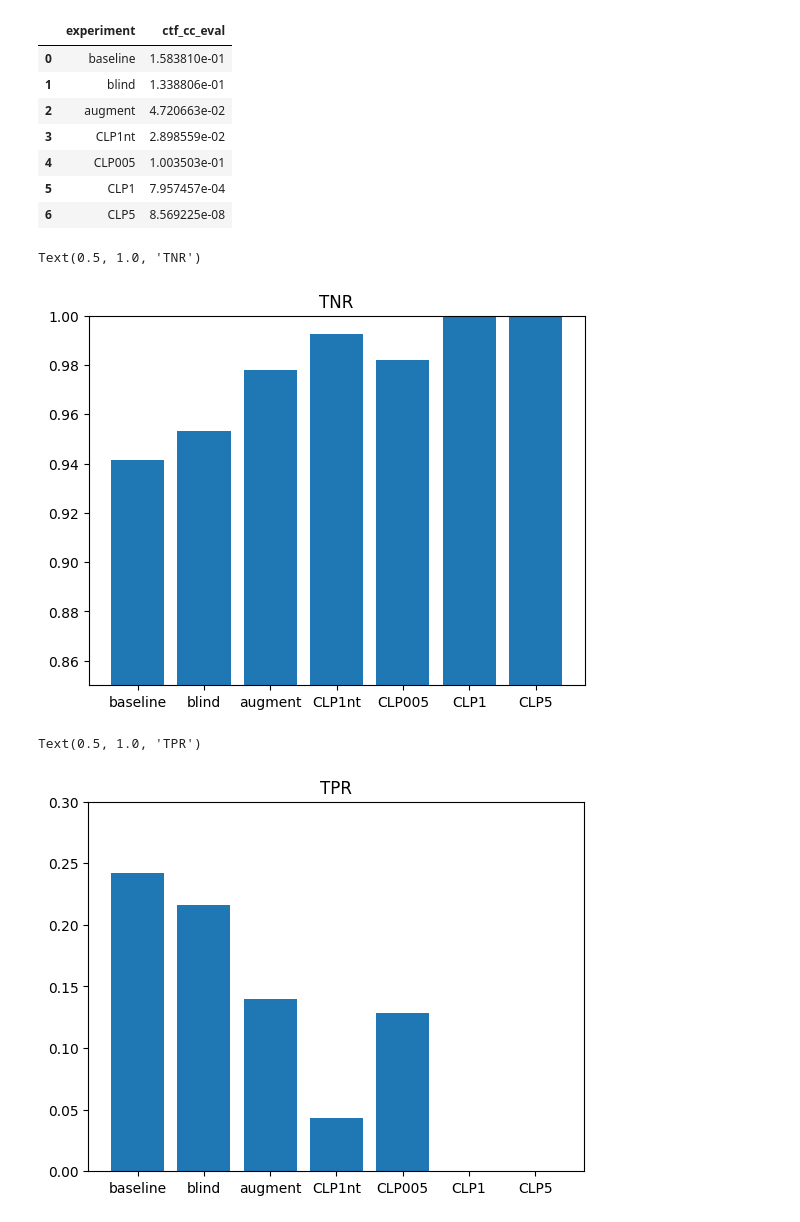
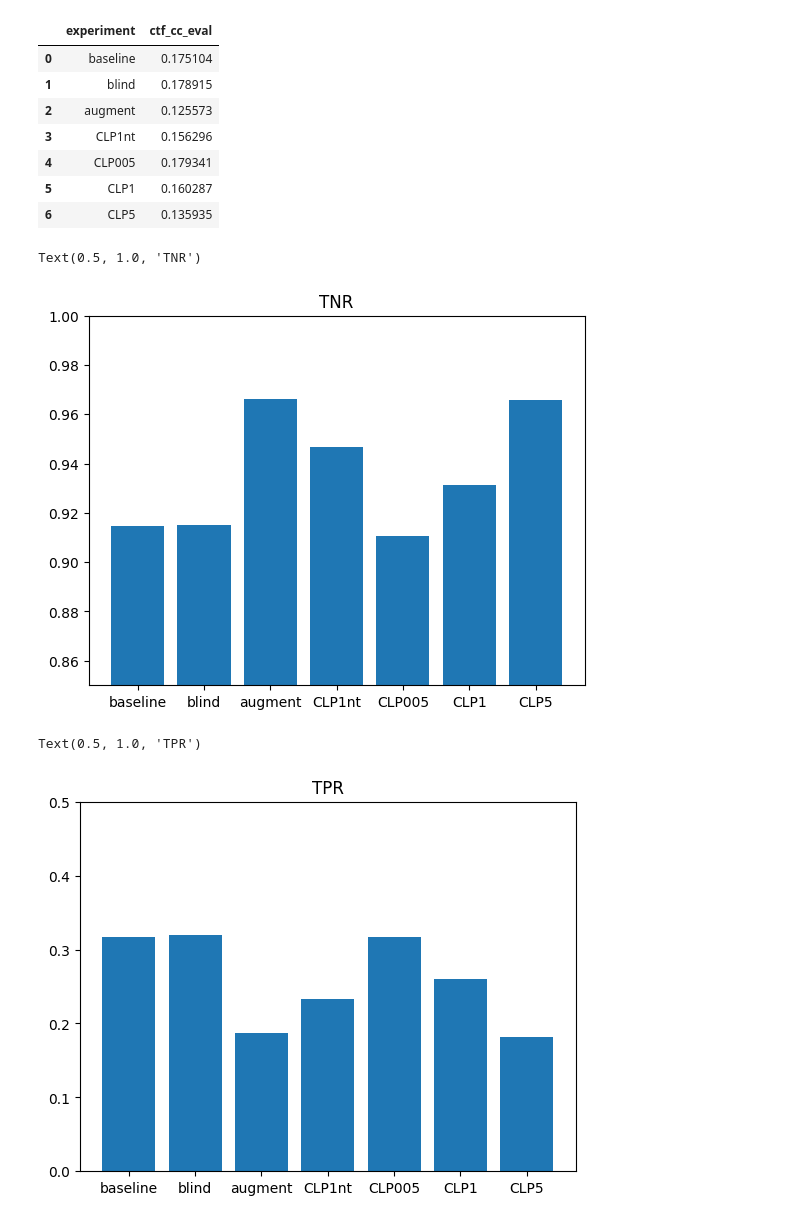
Before and after one commit to mtzig/NLP_CTF, a Jupyter notebook: notebooks/data_analysis.ipynb, the cells around one changed output. Cells and saved outputs as stored; diff of their text form; code cells hidden in the pictures.

Commit message:
adds updated results

```diff
--- a/notebooks/data_analysis.ipynb
+++ b/notebooks/data_analysis.ipynb
@@ -6,13 +6,13 @@ import pandas as pd
 import matplotlib.pyplot as plt
 # %%
 def get_result(experiment):
-    return pd.read_csv(f'../results/{experiment}_experiment.csv')
+    return pd.read_csv(f'../results/{experiment}_experiment_new.csv')
 # %%
 experiments = ('baseline', 'blind', 'augment', 'CLP1nt', 'CLP005', 'CLP1', 'CLP5')
 dfs = [get_result(e) for e in experiments]
 # %%
 tab_1_results = []
-tab_1_cols = ['ctf_cc_train', 'ctf_synth_toxic', 'ctf_synth_nontoxic']
+tab_1_cols = ['ctf_cc_train', 'ctf_synth_nontoxic', 'ctf_synth_toxic']
 for e, df  in zip(experiments, dfs):
     row = [e] + list(df.mean()[tab_1_cols])
     tab_1_results.append(row)
@@ -39,13 +39,13 @@ df_tab_2 = pd.DataFrame(tab_2_results, columns=['experiment'] + tab_2_cols)
 df_tab_2
 # %% [output]
 |  | experiment | ctf_cc_eval |
-| 0 | baseline | 1.583810e-01 |
-| 1 | blind | 1.338806e-01 |
-| 2 | augment | 4.720663e-02 |
-| 3 | CLP1nt | 2.898559e-02 |
-| 4 | CLP005 | 1.003503e-01 |
-| 5 | CLP1 | 7.957457e-04 |
-| 6 | CLP5 | 8.569225e-08 |
+| 0 | baseline | 0.175104 |
+| 1 | blind | 0.178915 |
+| 2 | augment | 0.125573 |
+| 3 | CLP1nt | 0.156296 |
+| 4 | CLP005 | 0.179341 |
+| 5 | CLP1 | 0.160287 |
+| 6 | CLP5 | 0.135935 |
 # %%
 fig_1_TNR = {}
 fig_1_TPR = {}
@@ -63,14 +63,14 @@ plt.ylim(0.85,1)
 plt.title('TNR')
 # %% [output]
 Text(0.5, 1.0, 'TNR')
-[figure, old version]
+[figure, new version]
 # %%
 plt.bar(fig_1_TPR.keys(),fig_1_TPR.values())
-plt.ylim(0.0,0.3)
+plt.ylim(0.0,0.5)
 plt.title('TPR')
 # %% [output]
 Text(0.5, 1.0, 'TPR')
-[figure, old version]
+[figure, new version]
 # %%
 plt.bar(fig_1_CTF.keys(),fig_1_CTF.values())
 plt.ylim(0.0,0.1)
```
Also changed, not shown: parts of 2 cells of this notebook, 7 other files.
